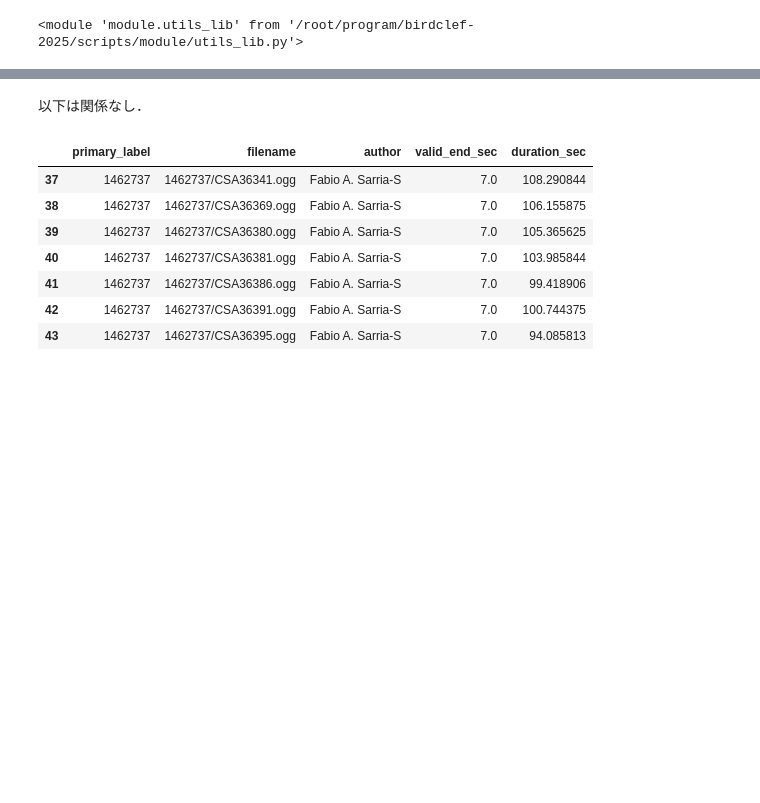
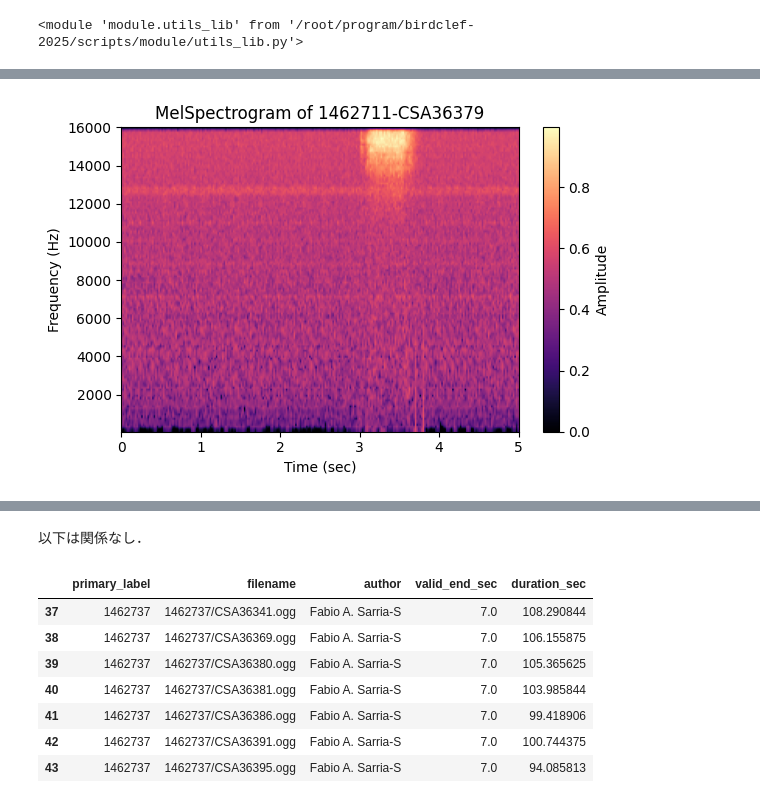
Before and after one commit to junya737/birdclef-2025, a Jupyter notebook: scripts/generate_melspec_rare_crop_augment.ipynb, the cells around one changed output, grey strips where cells are left out. Saved outputs shown, nothing was run; the diff lists cells and outputs as text; code cells hidden in the pictures; blank space fills up the shorter version.

```diff
--- a/scripts/generate_melspec_rare_crop_augment.ipynb
+++ b/scripts/generate_melspec_rare_crop_augment.ipynb
@@ -240,3 +274,33 @@ working_df.loc[short_duration_mask, "crop_strategy"] = "head"
+# %%
+# 除去するファイルを指定
+working_df["is_valid_audio"] = True
+
+
+# # === 2. 除去対象ファイルを False に上書き ===
+# fabio_remove_filenames = [
+#     '1139490/CSA36385.ogg',
+#     '1462737/CSA36369.ogg',
+#     '1462737/CSA36380.ogg',
+#     '1462737/CSA36381.ogg',
+#     '1462737/CSA36386.ogg',
+#     '1462737/CSA36391.ogg',
+#     '1462737/CSA36395.ogg',
+#     '963335/CSA36374.ogg',
+#     '963335/CSA36375.ogg',
+# ]
+# working_df.loc[working_df["filename"].isin(fabio_remove_filenames), "is_valid_audio"] = False
+
+# ノイズ除去するファイルを指定
+working_df["apply_denoise"] = False
+
+# fabio_denoise_filenames = [
+#     '1462711/CSA36371.ogg',
+#     '1462711/CSA36379.ogg',
+#     '963335/CSA36372.ogg',
+#     '963335/CSA36377.ogg',
+# ]
+
+# working_df.loc[working_df["filename"].isin(fabio_denoise_filenames), "apply_denoise"] = True
 # %%
 # augmentationのための処理．各音源でどれくらい増やすのかを事前に決定
 
@@ -532,0 +637,5 @@ utils_lib.play_audio("banana/XC561261.ogg", config.train_datadir)
+# %%
+utils_lib.plot_melspectrogram(all_bird_data, "1462711-CSA36379")
+utils_lib.play_audio("1462711/CSA36379.ogg", config.train_datadir)
+# %% [output]
+[figure, added]
```
Also changed, not shown: parts of 18 cells of this notebook.
